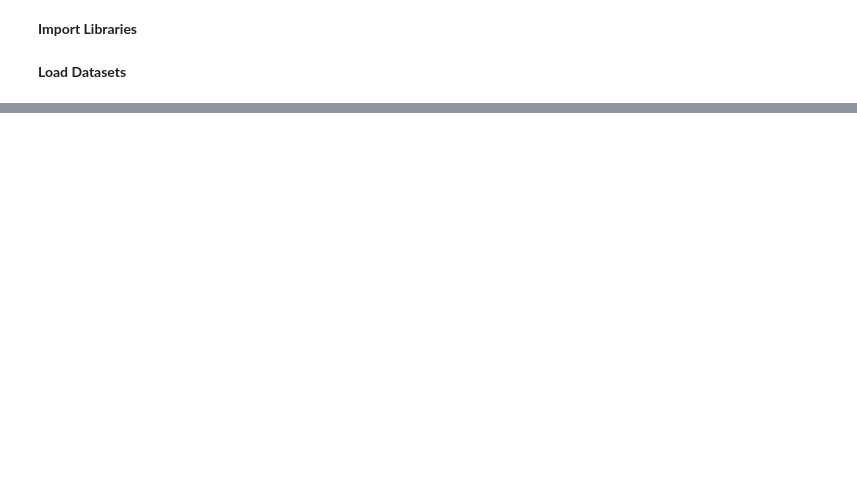
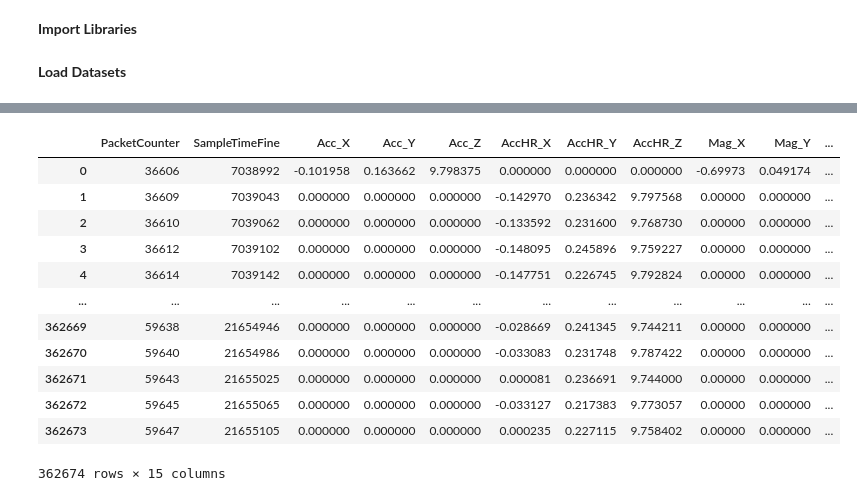
Before and after one commit to Samplergithub769/mtu-xsens-imu-Sensor, a Jupyter notebook: mtu_xsens_imu_Sensor.ipynb, the cells around one changed output, grey strips where cells are left out. Drawn from its saved outputs; the diff is of its cells as text; code cells hidden in the pictures; blank space fills up the shorter version.

```diff
--- a/mtu_xsens_imu_Sensor.ipynb
+++ b/mtu_xsens_imu_Sensor.ipynb
@@ -17,0 +34,16 @@ df_noise_100hz = pd.read_csv('/content/Noise_100hz.csv', skiprows=12)
+# %%
+df_50hz
+# %% [output]
+|  | PacketCounter | SampleTimeFine | Acc_X | Acc_Y | Acc_Z | AccHR_X | AccHR_Y | AccHR_Z | Mag_X | Mag_Y | ... |
+| 0 | 36606 | 7038992 | -0.101958 | 0.163662 | 9.798375 | 0.000000 | 0.000000 | 0.000000 | -0.69973 | 0.049174 | ... |
+| 1 | 36609 | 7039043 | 0.000000 | 0.000000 | 0.000000 | -0.142970 | 0.236342 | 9.797568 | 0.00000 | 0.000000 | ... |
+| 2 | 36610 | 7039062 | 0.000000 | 0.000000 | 0.000000 | -0.133592 | 0.231600 | 9.768730 | 0.00000 | 0.000000 | ... |
+| 3 | 36612 | 7039102 | 0.000000 | 0.000000 | 0.000000 | -0.148095 | 0.245896 | 9.759227 | 0.00000 | 0.000000 | ... |
+| 4 | 36614 | 7039142 | 0.000000 | 0.000000 | 0.000000 | -0.147751 | 0.226745 | 9.792824 | 0.00000 | 0.000000 | ... |
+| ... | ... | ... | ... | ... | ... | ... | ... | ... | ... | ... | ... |
+| 362669 | 59638 | 21654946 | 0.000000 | 0.000000 | 0.000000 | -0.028669 | 0.241345 | 9.744211 | 0.00000 | 0.000000 | ... |
+| 362670 | 59640 | 21654986 | 0.000000 | 0.000000 | 0.000000 | -0.033083 | 0.231748 | 9.787422 | 0.00000 | 0.000000 | ... |
+| 362671 | 59643 | 21655025 | 0.000000 | 0.000000 | 0.000000 | 0.000081 | 0.236691 | 9.744000 | 0.00000 | 0.000000 | ... |
+| 362672 | 59645 | 21655065 | 0.000000 | 0.000000 | 0.000000 | -0.033127 | 0.217383 | 9.773057 | 0.00000 | 0.000000 | ... |
+| 362673 | 59647 | 21655105 | 0.000000 | 0.000000 | 0.000000 | 0.000235 | 0.227115 | 9.758402 | 0.00000 | 0.000000 | ... |
+362674 rows × 15 columns
```
Also changed, not shown: parts of 5 cells of this notebook.
